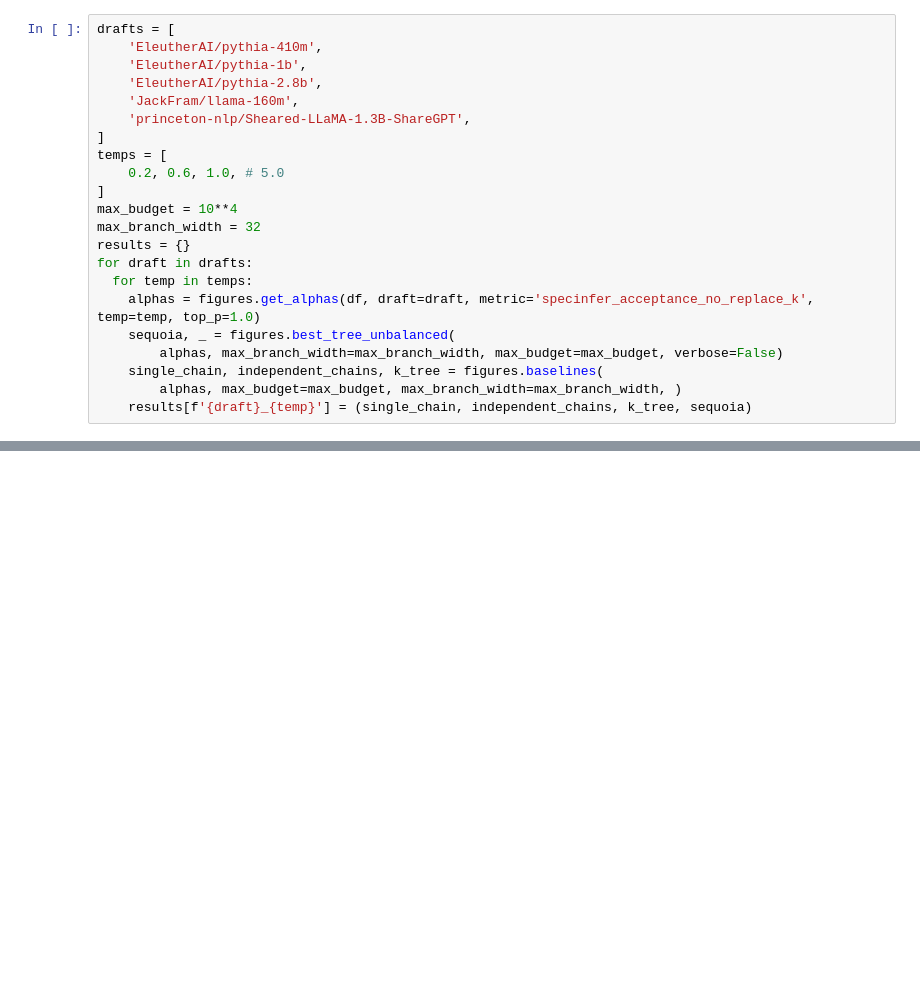
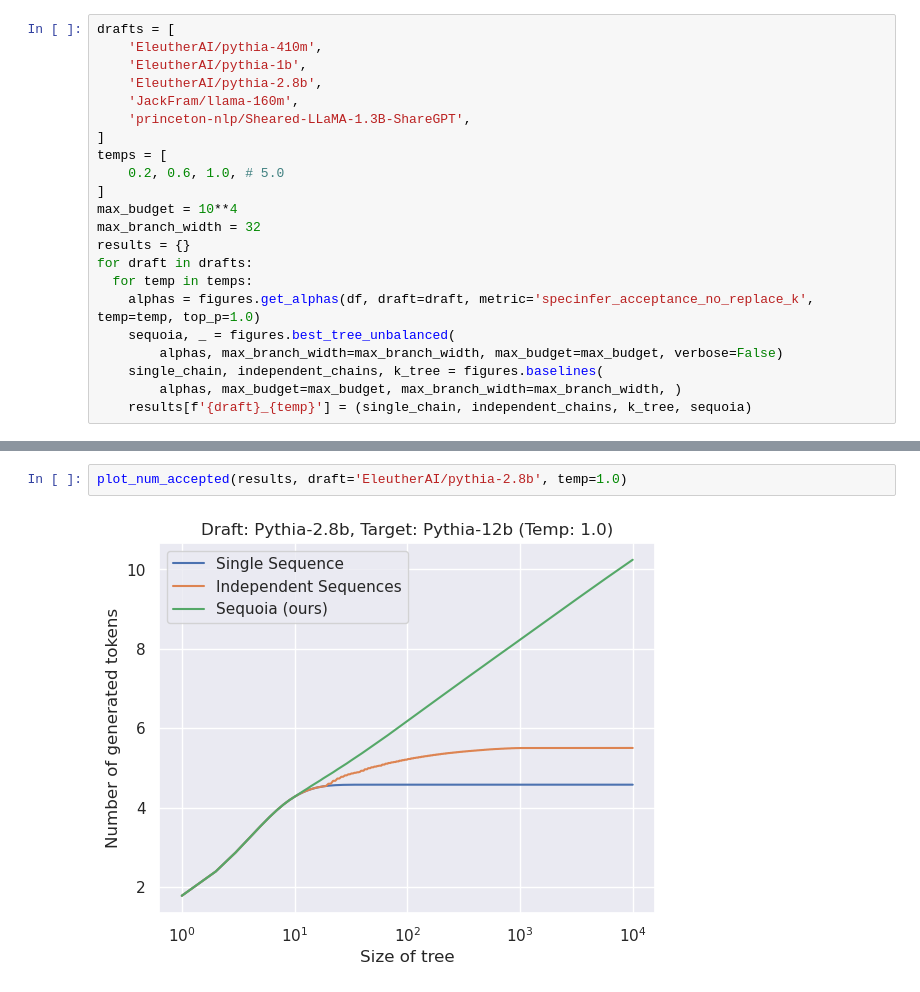
Before and after one commit to AnthonyHuo/An-Empirical-Study-on-Tree-based-Speculative-Decoding, a Jupyter notebook: figures/figures.ipynb, the cells around one changed output, grey strips where cells are left out. Saved outputs shown, nothing was run; the diff lists cells and outputs as text; blank space fills up the shorter version.

```diff
--- a/figures/figures.ipynb
+++ b/figures/figures.ipynb
@@ -78,0 +133,4 @@ for i, draft in enumerate(drafts):
+# %%
+plot_num_accepted(results, draft='EleutherAI/pythia-2.8b', temp=1.0)
+# %% [output]
+[figure, added]
```
Also changed, not shown: parts of 8 cells of this notebook.
